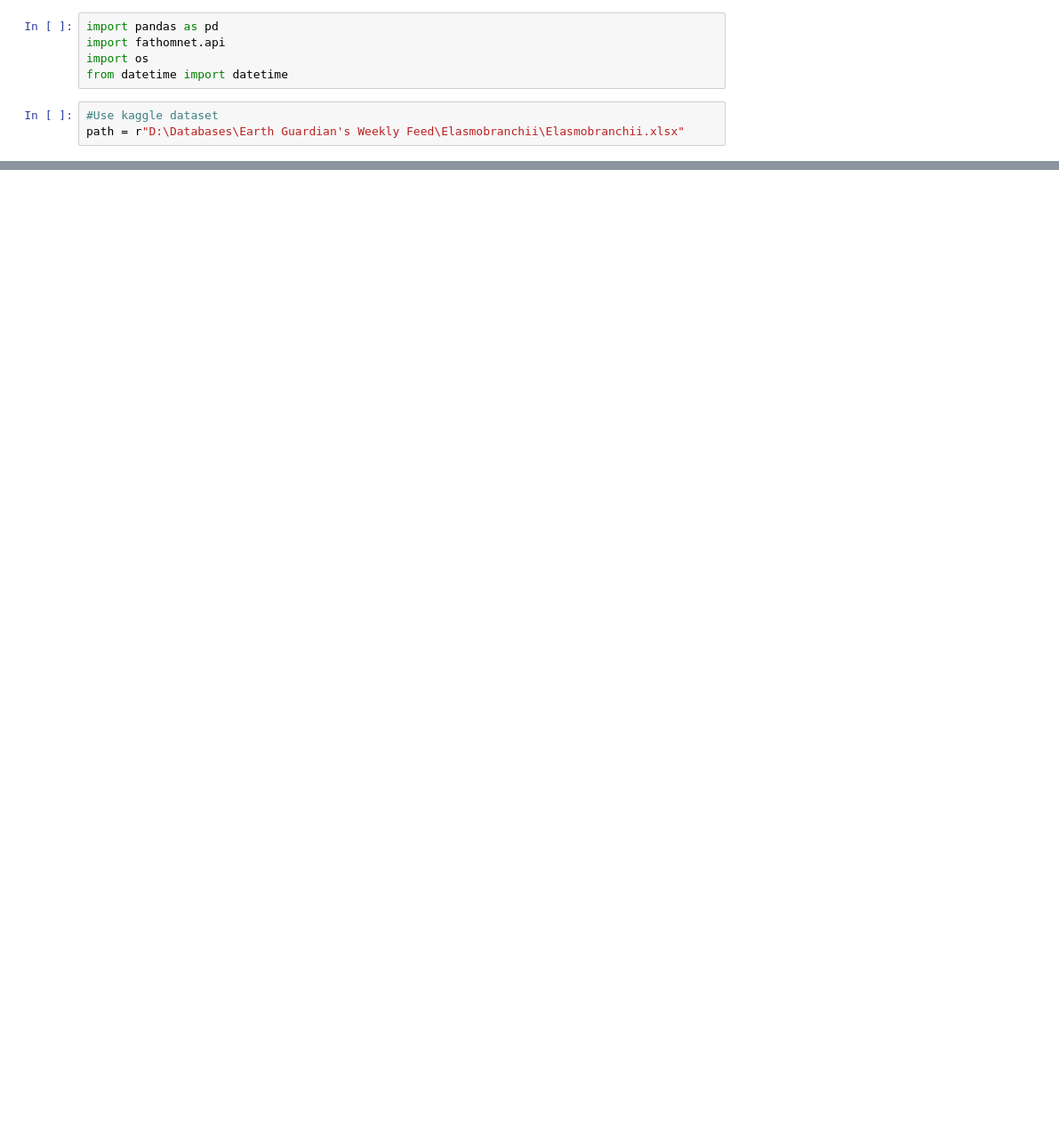
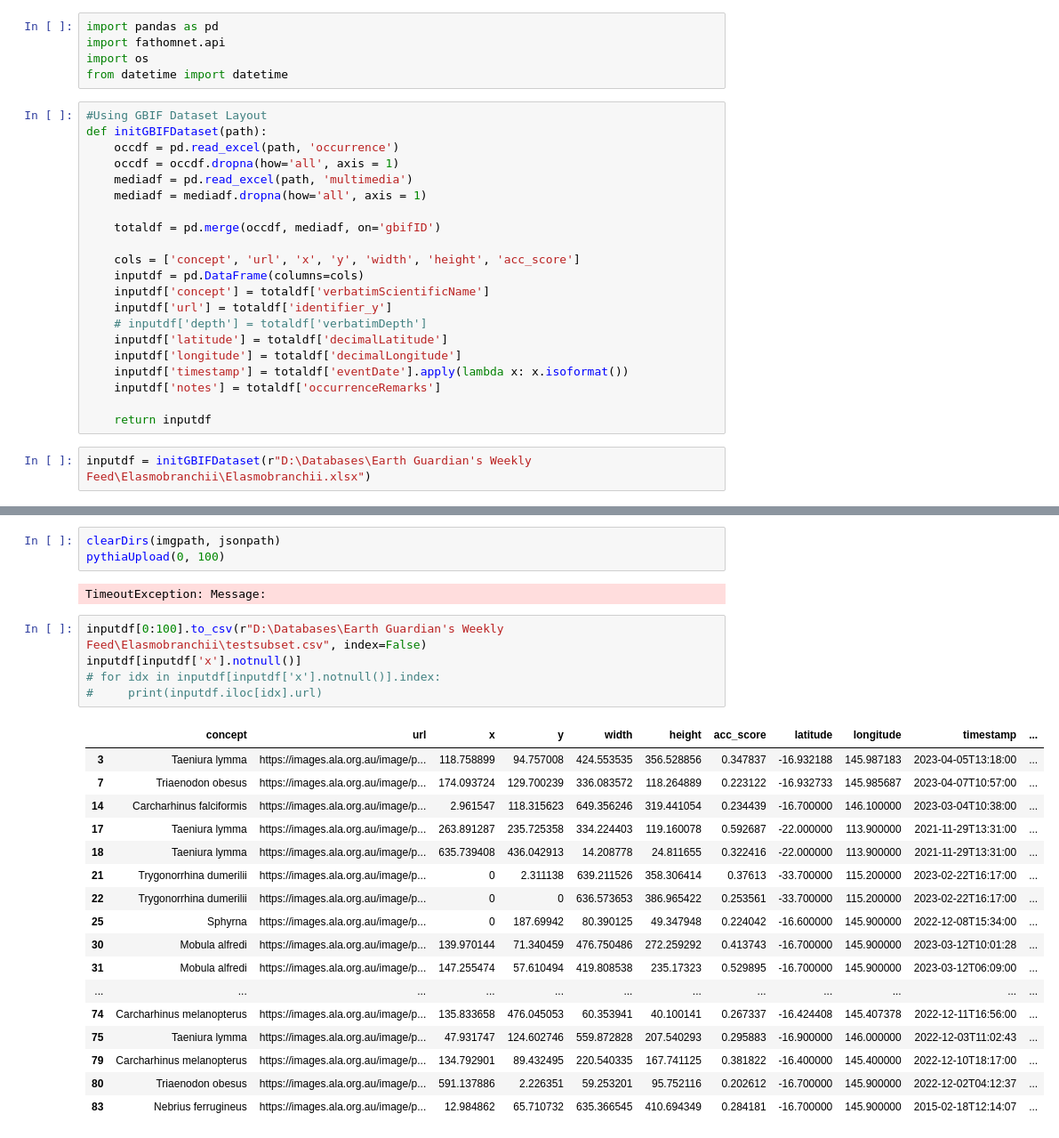
Before and after one commit to TusharLaksh/fathomnet-research, a Jupyter notebook: Data Preparation - Pythia.ipynb, the cells around one changed output, grey strips where cells are left out. Shown at 89% size. Saved outputs shown, nothing was run; the diff lists cells and outputs as text; blank space fills up the shorter version.

Commit message:
Pythia algorithm, first runthrough
- GBIF upload DF formatted (roughly), Pythia automation (unoptimized), first runthrough on Elasmobranchii data subset, try other pipelines

```diff
--- a/Data Preparation - Pythia.ipynb
+++ b/Data Preparation - Pythia.ipynb
@@ -3,6 +61,26 @@ import pandas as pd
 import fathomnet.api
 import os
 from datetime import datetime
+# %%
+#Using GBIF Dataset Layout
+def initGBIFDataset(path):
+    occdf = pd.read_excel(path, 'occurrence')
+    occdf = occdf.dropna(how='all', axis = 1)
+    mediadf = pd.read_excel(path, 'multimedia')
+    mediadf = mediadf.dropna(how='all', axis = 1)
+
+    totaldf = pd.merge(occdf, mediadf, on='gbifID')
+
+    cols = ['concept', 'url', 'x', 'y', 'width', 'height', 'acc_score']
+    inputdf = pd.DataFrame(columns=cols)
+    inputdf['concept'] = totaldf['verbatimScientificName']
+    inputdf['url'] = totaldf['identifier_y']
+    # inputdf['depth'] = totaldf['verbatimDepth']
+    inputdf['latitude'] = totaldf['decimalLatitude']
+    inputdf['longitude'] = totaldf['decimalLongitude']
+    inputdf['timestamp'] = totaldf['eventDate'].apply(lambda x: x.isoformat())
+    inputdf['notes'] = totaldf['occurrenceRemarks']
+
+    return inputdf
 # %%
-#Use kaggle dataset
-path = r"D:\Databases\Earth Guardian's Weekly Feed\Elasmobranchii\Elasmobranchii.xlsx"
+inputdf = initGBIFDataset(r"D:\Databases\Earth Guardian's Weekly Feed\Elasmobranchii\Elasmobranchii.xlsx")
@@ -180,0 +169,28 @@ time.sleep(5)
+# %%
+clearDirs(imgpath, jsonpath)
+pythiaUpload(0, 100)
+# %% [output]
+TimeoutException: Message:
+# %%
+inputdf[0:100].to_csv(r"D:\Databases\Earth Guardian's Weekly Feed\Elasmobranchii\testsubset.csv", index=False)
+inputdf[inputdf['x'].notnull()]
+# for idx in inputdf[inputdf['x'].notnull()].index:
+#     print(inputdf.iloc[idx].url)
+# %% [output]
+|  | concept | url | x | y | width | height | acc_score | latitude | longitude | timestamp | ... |
+| 3 | Taeniura lymma | https://images.ala.org.au/image/p... | 118.758899 | 94.757008 | 424.553535 | 356.528856 | 0.347837 | -16.932188 | 145.987183 | 2023-04-05T13:18:00 | ... |
+| 7 | Triaenodon obesus | https://images.ala.org.au/image/p... | 174.093724 | 129.700239 | 336.083572 | 118.264889 | 0.223122 | -16.932733 | 145.985687 | 2023-04-07T10:57:00 | ... |
+| 14 | Carcharhinus falciformis | https://images.ala.org.au/image/p... | 2.961547 | 118.315623 | 649.356246 | 319.441054 | 0.234439 | -16.700000 | 146.100000 | 2023-03-04T10:38:00 | ... |
+| 17 | Taeniura lymma | https://images.ala.org.au/image/p... | 263.891287 | 235.725358 | 334.224403 | 119.160078 | 0.592687 | -22.000000 | 113.900000 | 2021-11-29T13:31:00 | ... |
+| 18 | Taeniura lymma | https://images.ala.org.au/image/p... | 635.739408 | 436.042913 | 14.208778 | 24.811655 | 0.322416 | -22.000000 | 113.900000 | 2021-11-29T13:31:00 | ... |
+| 21 | Trygonorrhina dumerilii | https://images.ala.org.au/image/p... | 0 | 2.311138 | 639.211526 | 358.306414 | 0.37613 | -33.700000 | 115.200000 | 2023-02-22T16:17:00 | ... |
+| 22 | Trygonorrhina dumerilii | https://images.ala.org.au/image/p... | 0 | 0 | 636.573653 | 386.965422 | 0.253561 | -33.700000 | 115.200000 | 2023-02-22T16:17:00 | ... |
+| 25 | Sphyrna | https://images.ala.org.au/image/p... | 0 | 187.69942 | 80.390125 | 49.347948 | 0.224042 | -16.600000 | 145.900000 | 2022-12-08T15:34:00 | ... |
+| 30 | Mobula alfredi | https://images.ala.org.au/image/p... | 139.970144 | 71.340459 | 476.750486 | 272.259292 | 0.413743 | -16.700000 | 145.900000 | 2023-03-12T10:01:28 | ... |
+| 31 | Mobula alfredi | https://images.ala.org.au/image/p... | 147.255474 | 57.610494 | 419.808538 | 235.17323 | 0.529895 | -16.700000 | 145.900000 | 2023-03-12T06:09:00 | ... |
+| ... | ... | ... | ... | ... | ... | ... | ... | ... | ... | ... | ... |
+| 74 | Carcharhinus melanopterus | https://images.ala.org.au/image/p... | 135.833658 | 476.045053 | 60.353941 | 40.100141 | 0.267337 | -16.424408 | 145.407378 | 2022-12-11T16:56:00 | ... |
+| 75 | Taeniura lymma | https://images.ala.org.au/image/p... | 47.931747 | 124.602746 | 559.872828 | 207.540293 | 0.295883 | -16.900000 | 146.000000 | 2022-12-03T11:02:43 | ... |
+| 79 | Carcharhinus melanopterus | https://images.ala.org.au/image/p... | 134.792901 | 89.432495 | 220.540335 | 167.741125 | 0.381822 | -16.400000 | 145.400000 | 2022-12-10T18:17:00 | ... |
+| 80 | Triaenodon obesus | https://images.ala.org.au/image/p... | 591.137886 | 2.226351 | 59.253201 | 95.752116 | 0.202612 | -16.700000 | 145.900000 | 2022-12-02T04:12:37 | ... |
+| 83 | Nebrius ferrugineus | https://images.ala.org.au/image/p... | 12.984862 | 65.710732 | 635.366545 | 410.694349 | 0.284181 | -16.700000 | 145.900000 | 2015-02-18T12:14:07 | ... |
```
Also changed, not shown: parts of 18 cells of this notebook, 3 other files.
